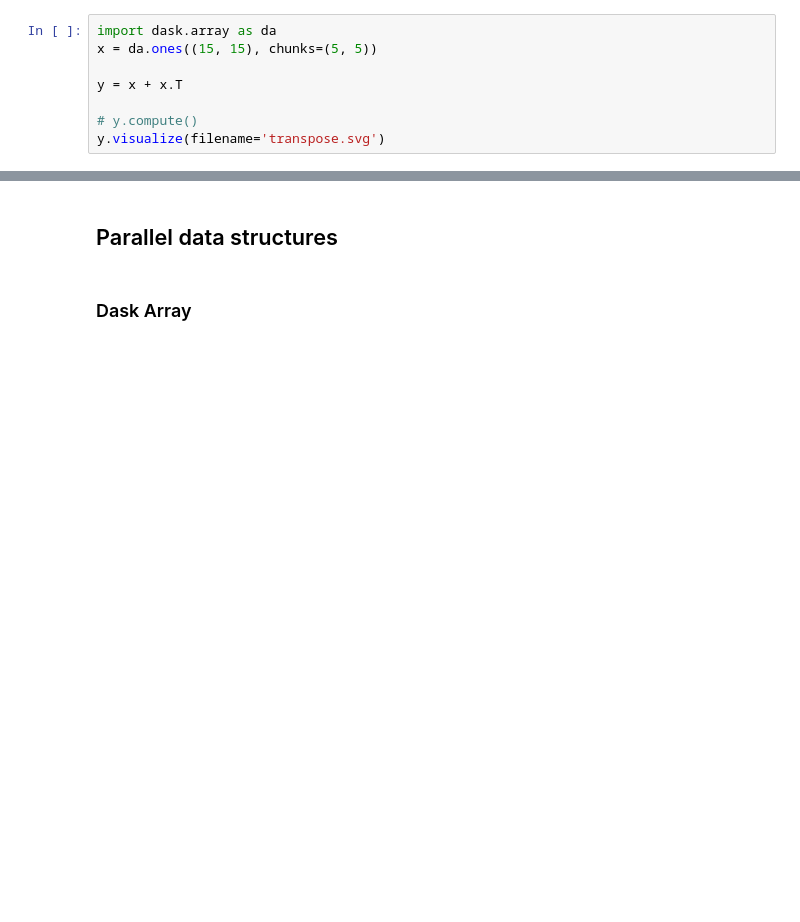
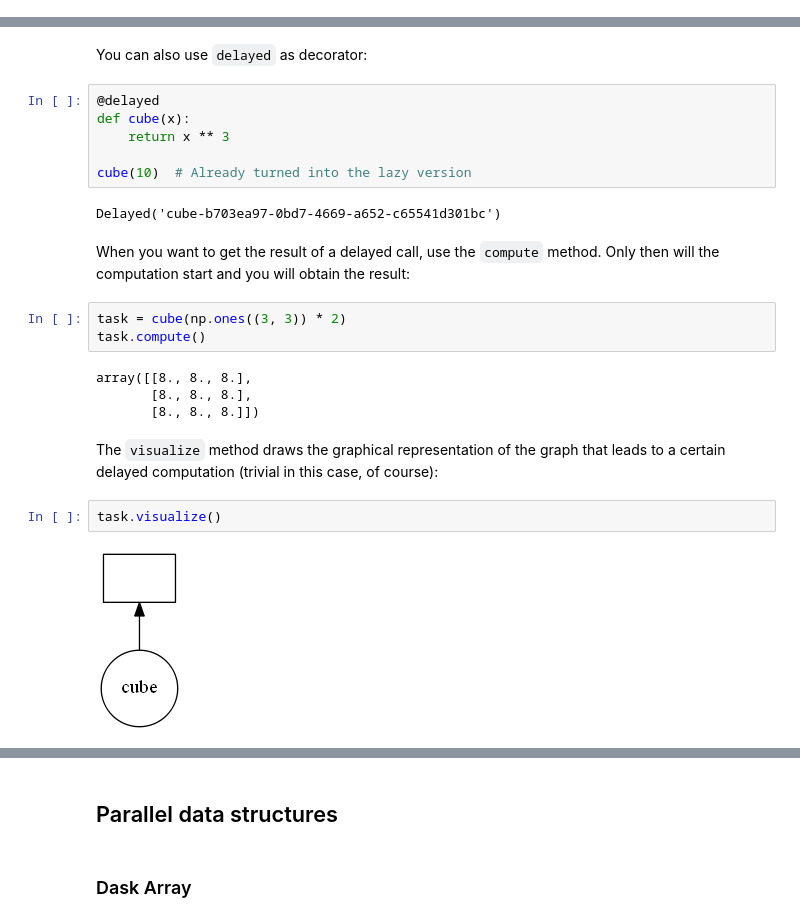
Before and after one commit to HiLASEPythonCourse/hilase-python-course-2021, a Jupyter notebook: 260_dask.ipynb, the cells around one changed output, grey strips where cells are left out. Cells and saved outputs as stored; diff of their text form; blank space fills up the shorter version.

Commit message:
Dask - task graphs

```diff
--- a/260_dask.ipynb
+++ b/260_dask.ipynb
@@ -24,8 +16,0 @@ Note: you may need to restart the kernel to use updated packages.
-# %%
-import dask.array as da
-x = da.ones((15, 15), chunks=(5, 5))
-
-y = x + x.T
-
-# y.compute()
-y.visualize(filename='transpose.svg')
@@ -36,0 +55,26 @@ Dask array requirements are not installed.
+# %% [markdown]
+You can also use `delayed` as decorator:
+# %%
+@delayed
+def cube(x):
+    return x ** 3
+
+cube(10)  # Already turned into the lazy version
+# %% [output]
+Delayed('cube-b703ea97-0bd7-4669-a652-c65541d301bc')
+# %% [markdown]
+When you want to get the result of a delayed call, use the `compute` method. Only then will the computation start and you will obtain the result:
+# %%
+task = cube(np.ones((3, 3)) * 2)
+task.compute()
+# %% [output]
+array([[8., 8., 8.],
+       [8., 8., 8.],
+       [8., 8., 8.]])
+# %% [markdown]
+The `visualize` method draws the graphical representation of the graph
+that leads to a certain delayed computation (trivial in this case, of course):
+# %%
+task.visualize()
+# %% [output]
+[figure, added]
```
Also changed, not shown: parts of 33 cells of this notebook, 1 other file.
